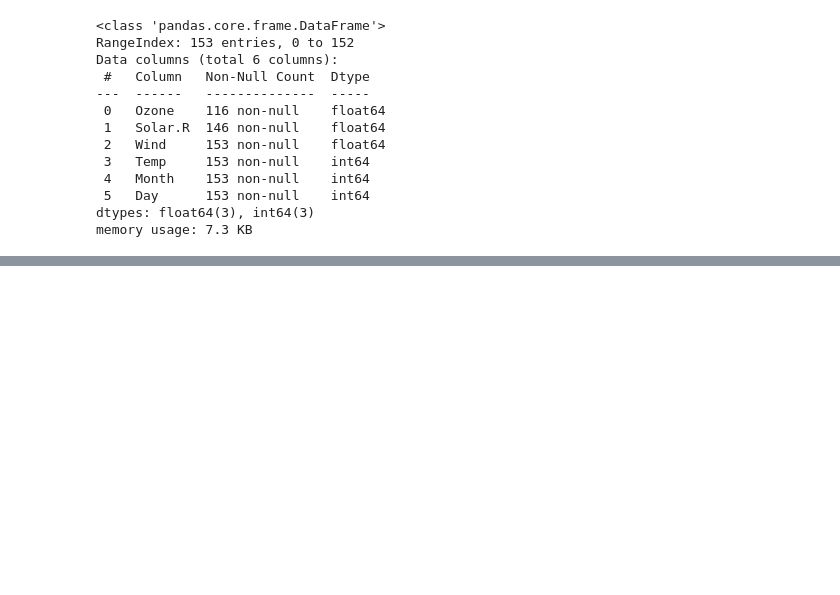
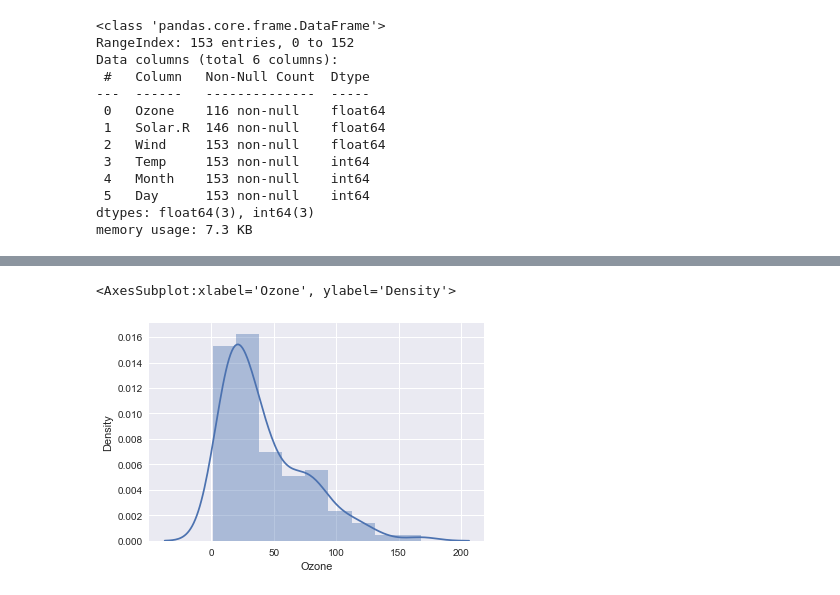
Before and after one commit to xiaoxi-david/AirQuality, a Jupyter notebook: airquality.ipynb, the cells around one changed output, grey strips where cells are left out. Saved outputs shown, nothing was run; the diff lists cells and outputs as text; code cells hidden in the pictures; blank space fills up the shorter version.

```diff
--- a/airquality.ipynb
+++ b/airquality.ipynb
@@ -52,0 +184,5 @@ memory usage: 7.3 KB
+# %%
+sns.distplot(airquality['Ozone'].dropna().astype(float))
+# %% [output]
+<AxesSubplot:xlabel='Ozone', ylabel='Density'>
+[figure, added]
```
Also changed, not shown: parts of 34 cells of this notebook, 1 other file.
